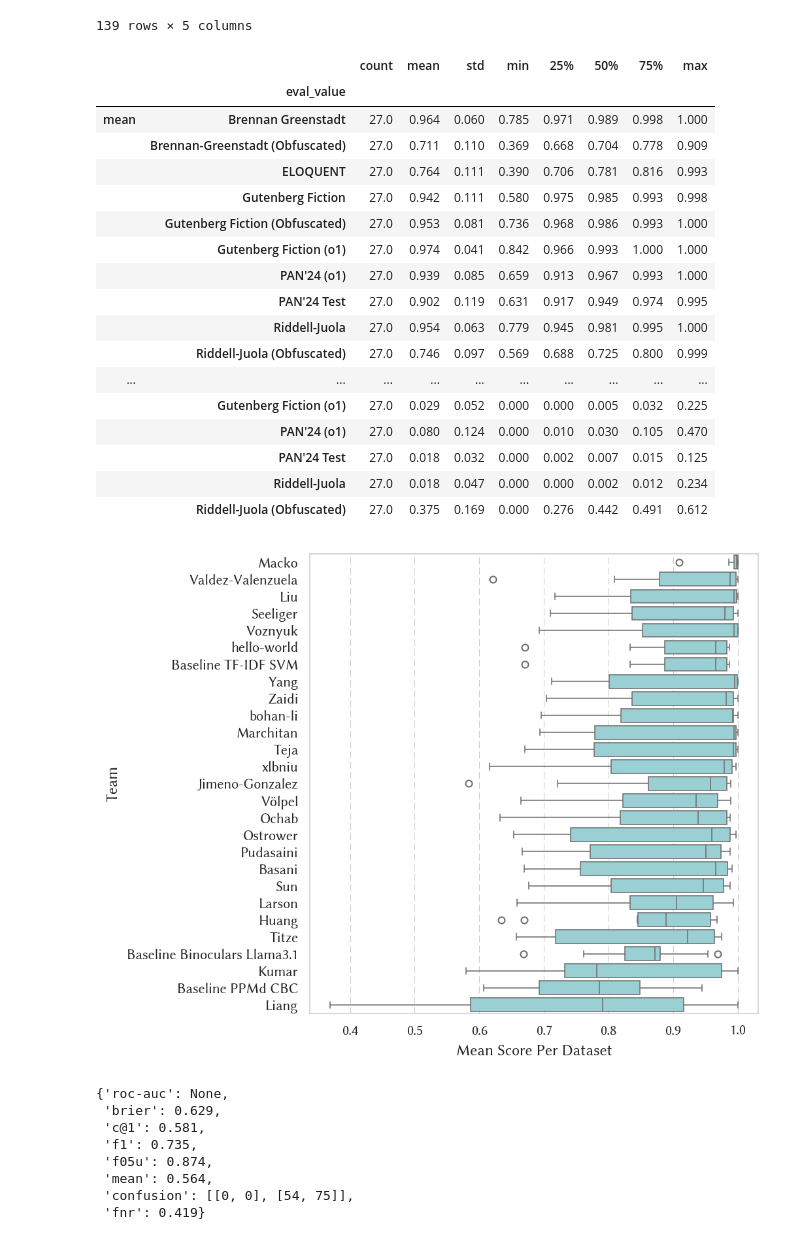
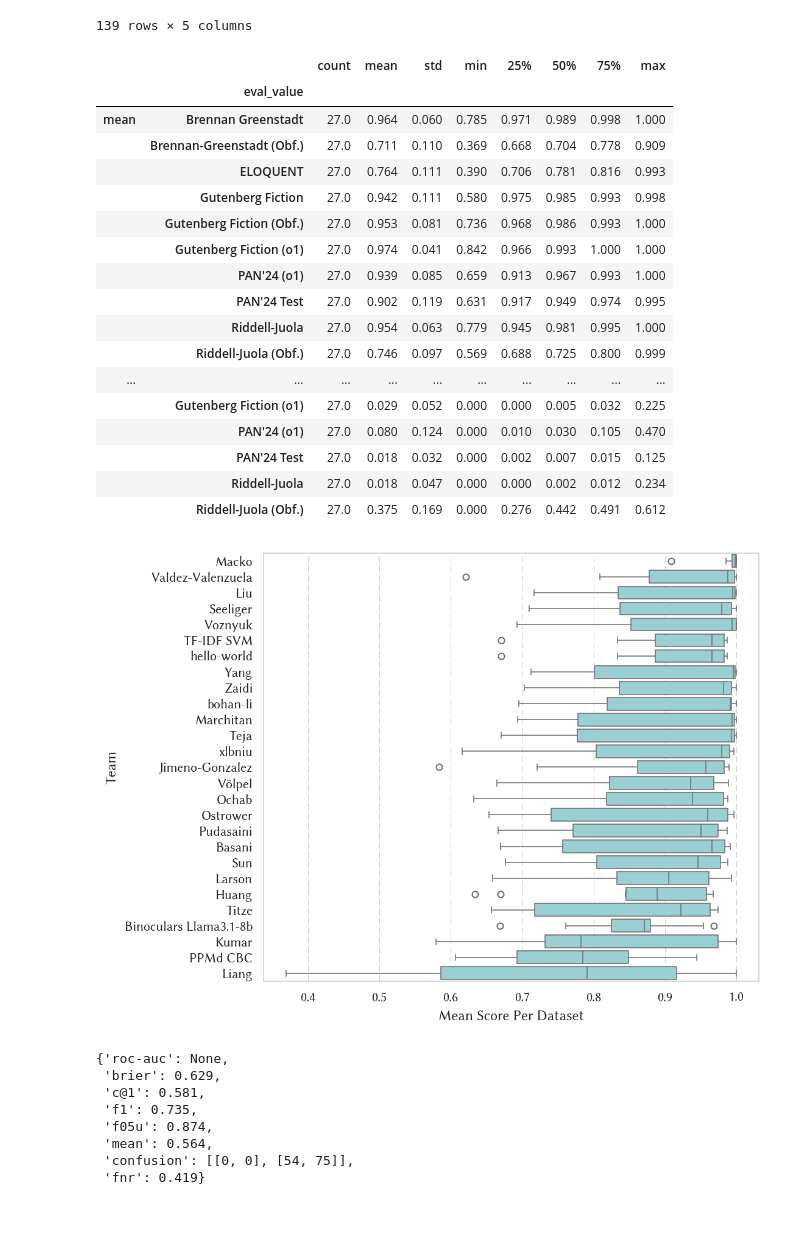
Before and after one commit to pan-webis-de/pan25-generative-ai-authorship-verification, a Jupyter notebook: notebooks/task_eval.ipynb, the cells around one changed output. Saved outputs shown, nothing was run; the diff lists cells and outputs as text; code cells hidden in the pictures.

```diff
--- a/notebooks/task_eval.ipynb
+++ b/notebooks/task_eval.ipynb
@@ -53,7 +53,7 @@ team_map = {
     'steely': 'Seeliger',
     'nexus-interrogators': 'Zaidi',
     'unibuc-nlp': 'Marchitan',
-    'baseline-tf-idf': 'Baseline TF-IDF SVM',
+    'baseline-tf-idf': 'TF-IDF SVM',
     'cnlp-nits-pp': 'Teja',
     'advacheck': 'Voznyuk',
     'iimasnlp': 'Valdez-Valenzuela',
@@ -64,23 +64,23 @@ team_map = {
     'shushantatud': 'Pudasaini',
     'iunlp': 'Larson',
     's-titze': 'Titze',
-    'baseline-binoculars-llama-3.1': 'Baseline Binoculars Llama3.1',
+    'baseline-binoculars-llama-3.1': 'Binoculars Llama3.1-8b',
     'asdkklkk': 'Liang',
     'hiwiy': 'Huang',
-    'baseline-ppmd': 'Baseline PPMd CBC',
+    'baseline-ppmd': 'PPMd CBC',
     'team-a': 'Kumar',
     'felix-volpel': 'Völpel',
 }
 
 source_map = {
     'brennan-greenstadt': 'Brennan Greenstadt',
-    'brennan-greenstadt-obfuscated': 'Brennan-Greenstadt (Obfuscated)',
+    'brennan-greenstadt-obfuscated': 'Brennan-Greenstadt (Obf.)',
     'riddell-juola': 'Riddell-Juola',
     'riddell-juola-o1-deepseek': 'DROP',  # Mislabeled as o1, so drop it from evaluation
-    'riddell-juola-obfuscated': 'Riddell-Juola (Obfuscated)',
+    'riddell-juola-obfuscated': 'Riddell-Juola (Obf.)',
     'gutenberg-19c-fiction': 'Gutenberg Fiction',
     'gutenberg-19c-fiction-o1': 'Gutenberg Fiction (o1)',
-    'gutenberg-19c-fiction-obfuscated': 'Gutenberg Fiction (Obfuscated)',
+    'gutenberg-19c-fiction-obfuscated': 'Gutenberg Fiction (Obf.)',
     'pan24-o1': 'PAN\'24 (o1)',
     'pan24-test': 'PAN\'24 Test',
     'eloquent': 'ELOQUENT',
@@ -331,31 +337,31 @@ fields = ['mean', 'fpr', 'fnr']
 |  |  | count | mean | std | min | 25% | 50% | 75% | max |
 |  | eval_value |  |  |  |  |  |  |  |  |
 | mean | Brennan Greenstadt | 27.0 | 0.964 | 0.060 | 0.785 | 0.971 | 0.989 | 0.998 | 1.000 |
-|  | Brennan-Greenstadt (Obfuscated) | 27.0 | 0.711 | 0.110 | 0.369 | 0.668 | 0.704 | 0.778 | 0.909 |
+|  | Brennan-Greenstadt (Obf.) | 27.0 | 0.711 | 0.110 | 0.369 | 0.668 | 0.704 | 0.778 | 0.909 |
 |  | ELOQUENT | 27.0 | 0.764 | 0.111 | 0.390 | 0.706 | 0.781 | 0.816 | 0.993 |
 |  | Gutenberg Fiction | 27.0 | 0.942 | 0.111 | 0.580 | 0.975 | 0.985 | 0.993 | 0.998 |
-|  | Gutenberg Fiction (Obfuscated) | 27.0 | 0.953 | 0.081 | 0.736 | 0.968 | 0.986 | 0.993 | 1.000 |
+|  | Gutenberg Fiction (Obf.) | 27.0 | 0.953 | 0.081 | 0.736 | 0.968 | 0.986 | 0.993 | 1.000 |
 |  | Gutenberg Fiction (o1) | 27.0 | 0.974 | 0.041 | 0.842 | 0.966 | 0.993 | 1.000 | 1.000 |
 |  | PAN'24 (o1) | 27.0 | 0.939 | 0.085 | 0.659 | 0.913 | 0.967 | 0.993 | 1.000 |
 |  | PAN'24 Test | 27.0 | 0.902 | 0.119 | 0.631 | 0.917 | 0.949 | 0.974 | 0.995 |
 |  | Riddell-Juola | 27.0 | 0.954 | 0.063 | 0.779 | 0.945 | 0.981 | 0.995 | 1.000 |
-|  | Riddell-Juola (Obfuscated) | 27.0 | 0.746 | 0.097 | 0.569 | 0.688 | 0.725 | 0.800 | 0.999 |
+|  | Riddell-Juola (Obf.) | 27.0 | 0.746 | 0.097 | 0.569 | 0.688 | 0.725 | 0.800 | 0.999 |
 | ... | ... | ... | ... | ... | ... | ... | ... | ... | ... |
 |  | Gutenberg Fiction (o1) | 27.0 | 0.029 | 0.052 | 0.000 | 0.000 | 0.005 | 0.032 | 0.225 |
 |  | PAN'24 (o1) | 27.0 | 0.080 | 0.124 | 0.000 | 0.010 | 0.030 | 0.105 | 0.470 |
 |  | PAN'24 Test | 27.0 | 0.018 | 0.032 | 0.000 | 0.002 | 0.007 | 0.015 | 0.125 |
 |  | Riddell-Juola | 27.0 | 0.018 | 0.047 | 0.000 | 0.000 | 0.002 | 0.012 | 0.234 |
-|  | Riddell-Juola (Obfuscated) | 27.0 | 0.375 | 0.169 | 0.000 | 0.276 | 0.442 | 0.491 | 0.612 |
+|  | Riddell-Juola (Obf.) | 27.0 | 0.375 | 0.169 | 0.000 | 0.276 | 0.442 | 0.491 | 0.612 |
 # %%
-plt.figure(figsize=(7, 5.5))
+plt.figure(figsize=(7.5, 5.5))
 sns.boxplot(df_run_eval.query('eval_field == "source"'), x='mean', y='team', linewidth=.75, order=pan_leaderboard_source.index.get_level_values('team'))
 plt.xlabel('Mean Score Per Dataset')
 plt.ylabel('Team')
 plt.tight_layout()
 plt.savefig(OUT_DIR / 'pan_leaderboard_source.pdf')
 plt.show()
 # %% [output]
-[figure, old version]
+[figure, new version]
 # %%
 macko_dipper = df_pred_raw.query('team == "Macko" and id.str.contains("dipper")')
 macko_dipper_eval = evaluator.evaluate_all(np.ones(len(macko_dipper)), macko_dipper['label'])
```
Also changed, not shown: parts of 18 cells of this notebook, 13 other files.
